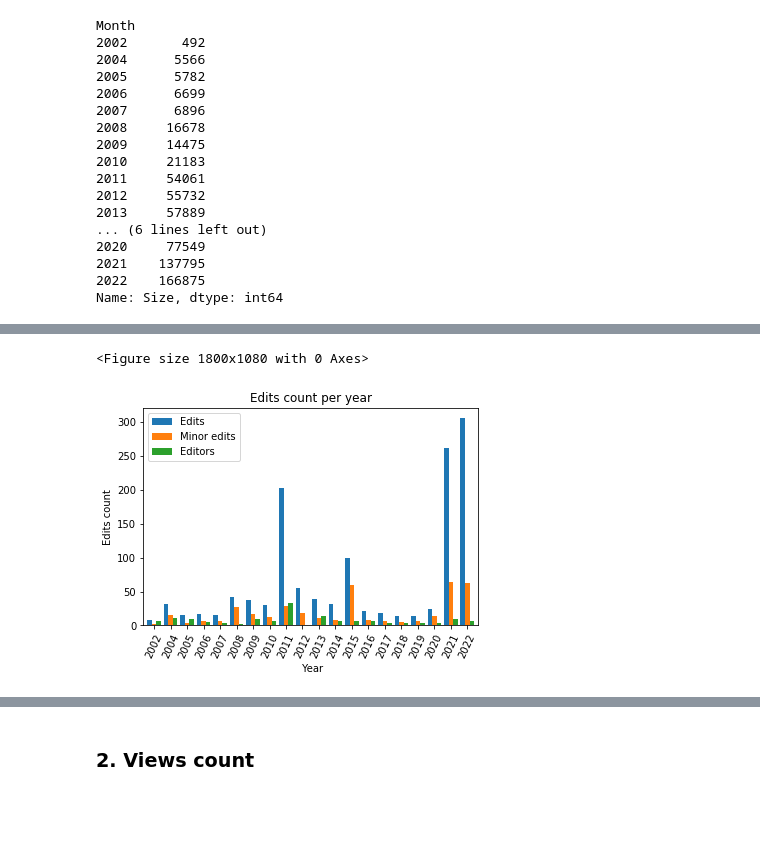
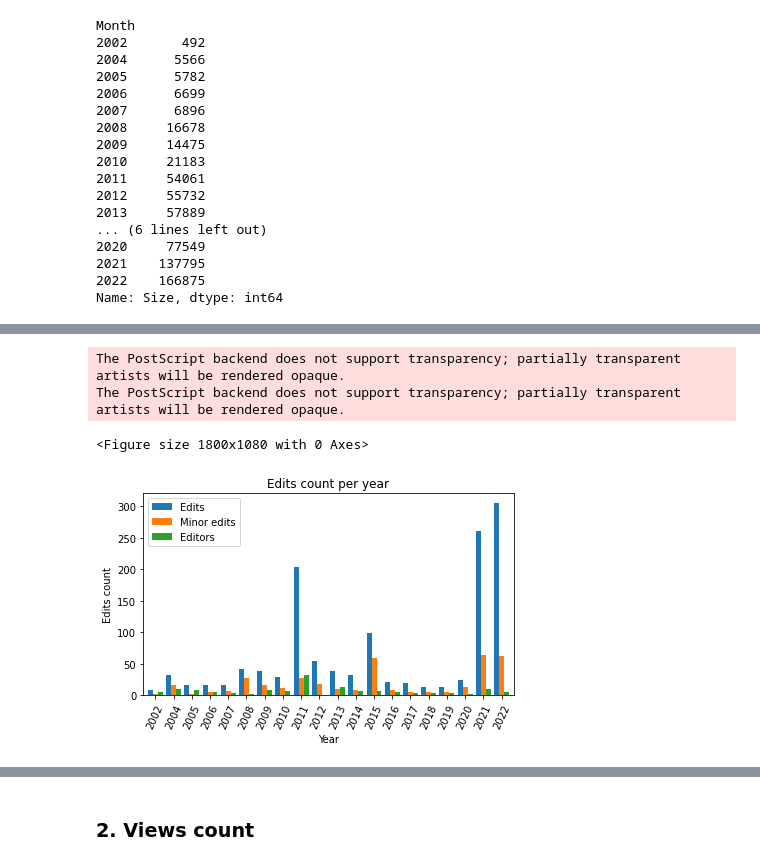
Before and after one commit to JohnMadrid/EC_env_images, a Jupyter notebook: WikiPageAnalysis/page_visits_analysis.ipynb, the cells around one changed output, grey strips where cells are left out. Saved outputs shown, nothing was run; the diff lists cells and outputs as text; code cells hidden in the pictures; blank space fills up the shorter version.

```diff
--- a/WikiPageAnalysis/page_visits_analysis.ipynb
+++ b/WikiPageAnalysis/page_visits_analysis.ipynb
@@ -110,21 +126,0 @@ size_year = pd.DataFrame(size_year)
-# %%
-# sns.histplot(df_edit_sum_year, x="Month", )
-plt.figure(figsize=(25,15))
-
-# ax = edit_sum_year.plot(kind='line')
-ax = edit_sum_year.plot(kind="bar", width = 0.82)
-
-ax.set_xlabel(" Year")
-ax.set_ylabel("Edits count")
-ax.set_title("Edits count per year")
-plt.xticks(rotation=65)
-
-# Save image high resolution image
-
-image_format = 'eps' # e.g .png, .svg, etc.
-# Uncomment to save image
-# plt.savefig('Images/edits_count.eps', format=image_format, dpi=1200)
-plt.show()
-# %% [output]
-<Figure size 1800x1080 with 0 Axes>
-[figure, removed]
@@ -131 +159,9 @@ plt.show()
+# %%
+# Plot edits per year
+visualize_date(edit_sum_year, (25,15), "bar", 0.82, None, "Year", "Edits count", "Edits count per year", "eps", "Images/edits_count.eps")
+# %% [output]
+The PostScript backend does not support transparency; partially transparent artists will be rendered opaque.
+The PostScript backend does not support transparency; partially transparent artists will be rendered opaque.
+<Figure size 1800x1080 with 0 Axes>
+[figure, added]
 # %%
```
Also changed, not shown: parts of 5 cells of this notebook, 3 other files.
